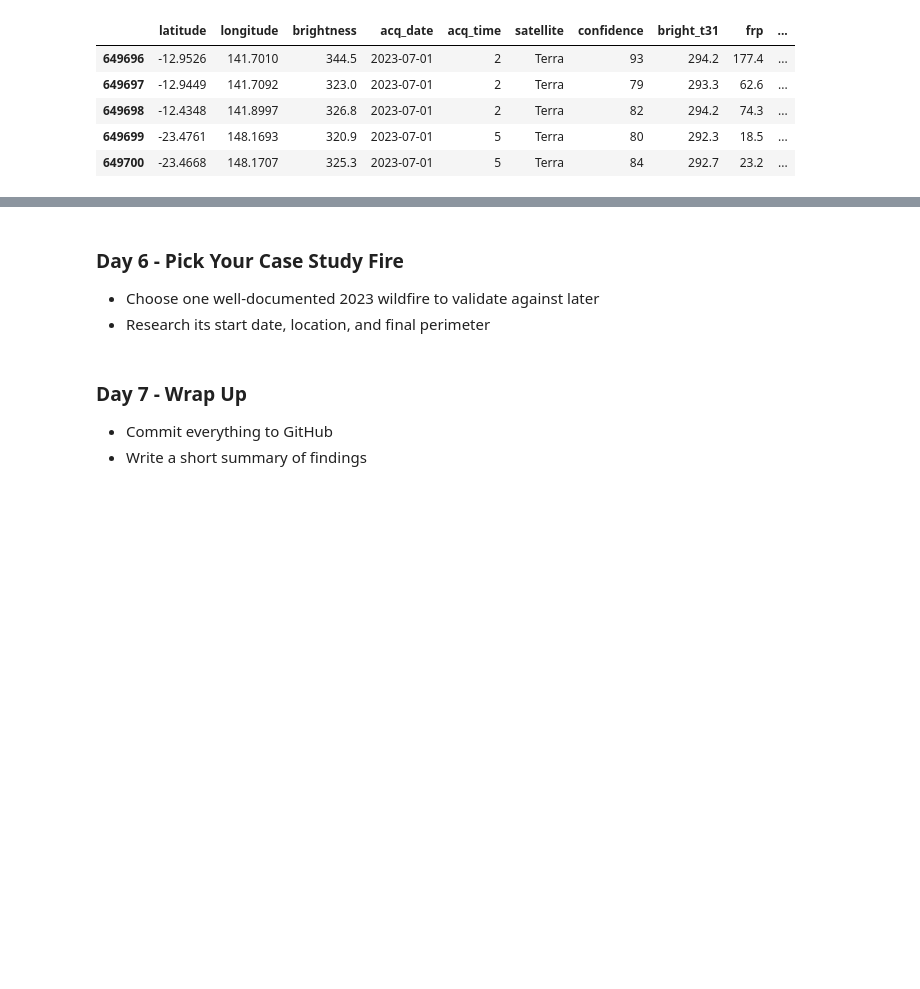
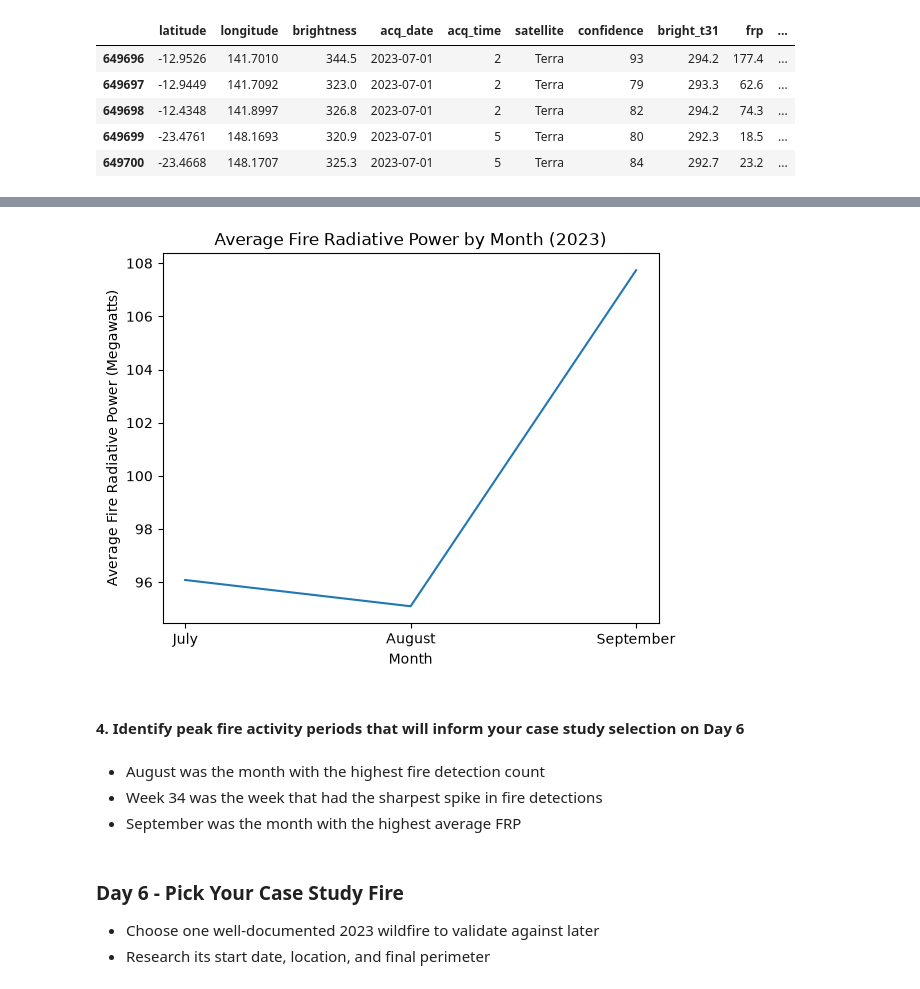
Before and after one commit to pratham2021/wildfire-spread-model, a Jupyter notebook: notebooks/01_data_exploration.ipynb, the cells around one changed output, grey strips where cells are left out. Cells and saved outputs as stored; diff of their text form; code cells hidden in the pictures; blank space fills up the shorter version.

```diff
--- a/notebooks/01_data_exploration.ipynb
+++ b/notebooks/01_data_exploration.ipynb
@@ -263,8 +349,22 @@ m.save("fire_detection_visualization.html")
+# %%
+months = cleaned_fire_df['month'].unique().tolist()
+average_monthly_frp = cleaned_fire_df.groupby('month')['frp'].mean().tolist()
+# %%
+plt.plot(months, average_monthly_frp)
+plt.title("Average Fire Radiative Power by Month (2023)")
+plt.xticks(months, real_months)
+plt.xlabel("Month")
+plt.ylabel("Average Fire Radiative Power (Megawatts)")
+plt.show()
+# %% [output]
+[figure, added]
+# %% [markdown]
+#### 4. Identify peak fire activity periods that will inform your case study selection on Day 6
+# %% [markdown]
+* August was the month with the highest fire detection count
+* Week  34 was the week that had the sharpest spike in fire detections
+* September was the month with the highest average FRP
 # %% [markdown]
 ### Day 6 - Pick Your Case Study Fire
   * Choose one well-documented 2023 wildfire to validate against later
   * Research its start date, location, and final perimeter
-# %% [markdown]
-### Day 7 - Wrap Up
-  * Commit everything to GitHub
-  * Write a short summary of findings
```
Also changed, not shown: parts of 34 cells of this notebook.
